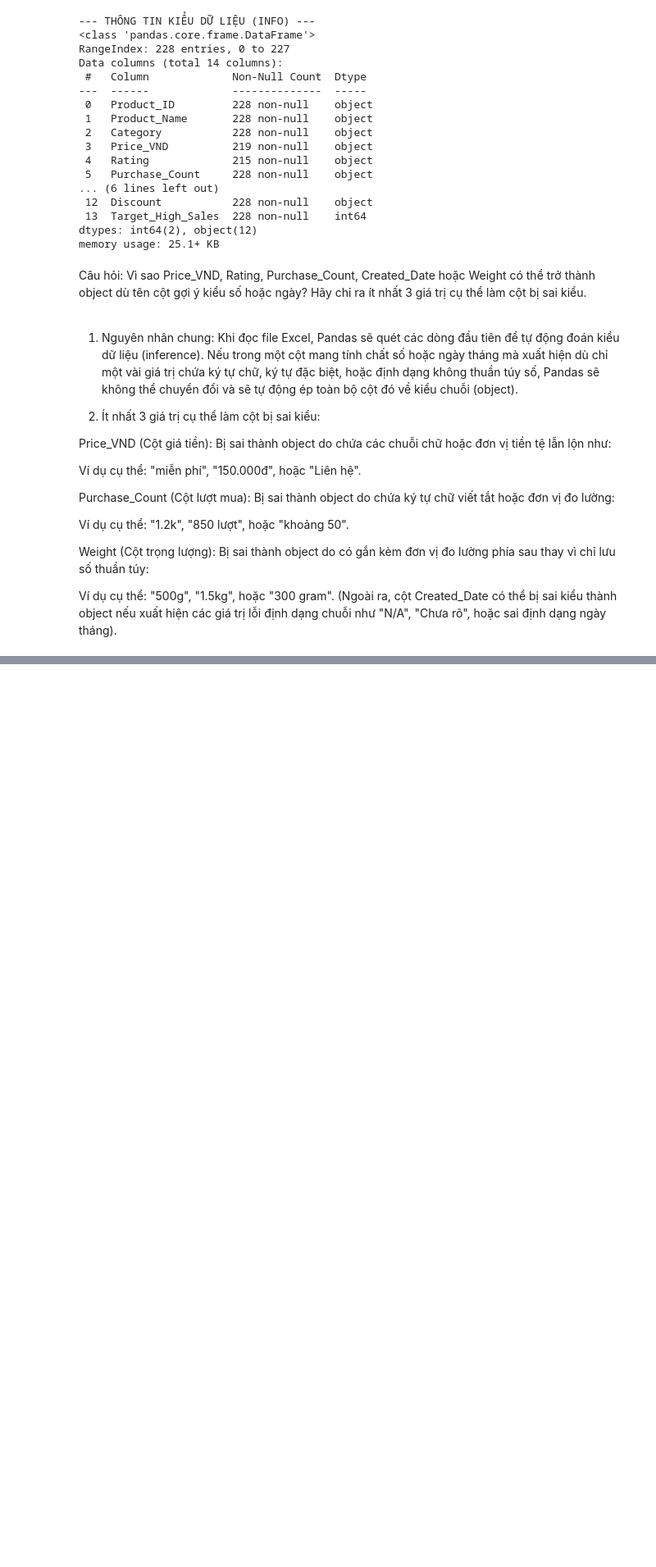
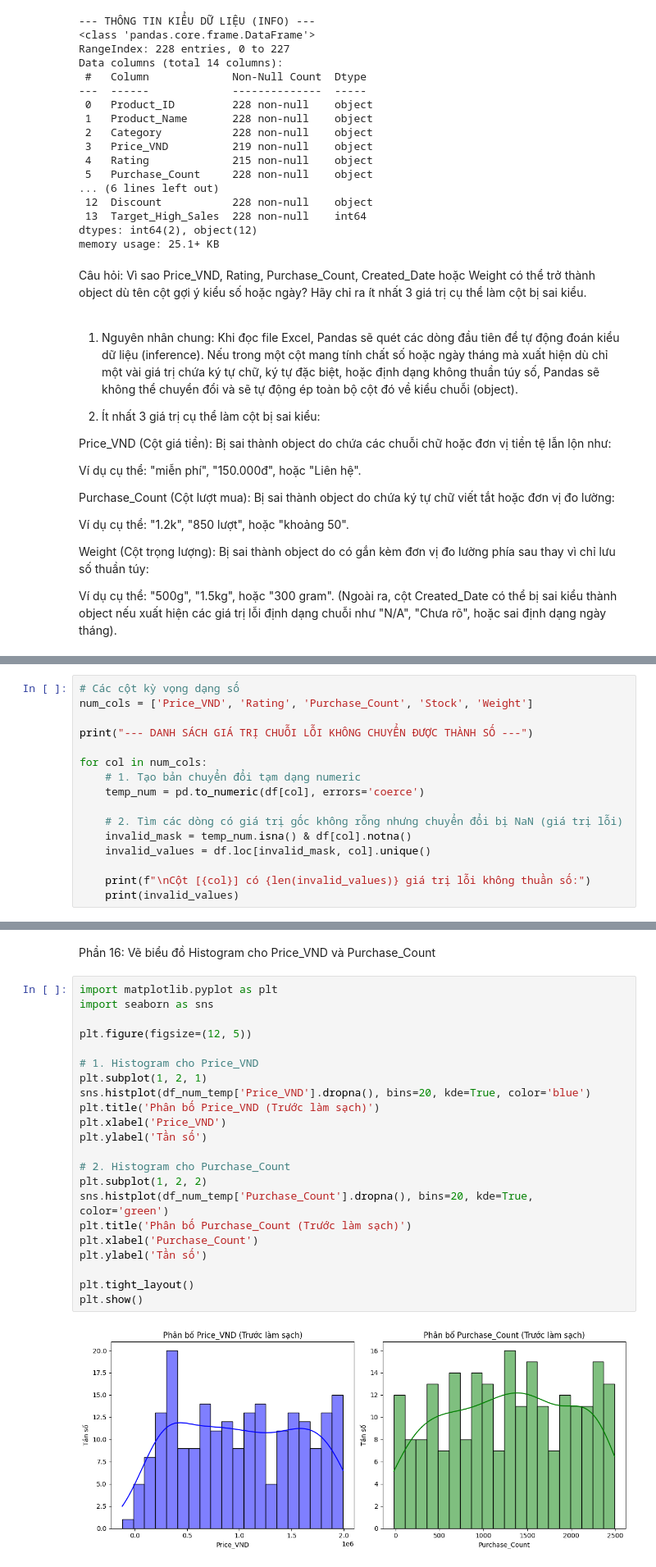
Before and after one commit to IAMIOT1/h-c-m-y-, a Jupyter notebook: BTTH_1.ipynb, the cells around one changed output, grey strips where cells are left out. Shown at 82% size. Saved outputs shown, nothing was run; the diff lists cells and outputs as text; blank space fills up the shorter version.

Commit message:
Được tạo bằng Colab

```diff
--- a/BTTH_1.ipynb
+++ b/BTTH_1.ipynb
@@ -105,0 +310,16 @@ Ví dụ cụ thể: "500g", "1.5kg", hoặc "300 gram".
+# %%
+# Các cột kỳ vọng dạng số
+num_cols = ['Price_VND', 'Rating', 'Purchase_Count', 'Stock', 'Weight']
+
+print("--- DANH SÁCH GIÁ TRỊ CHUỖI LỖI KHÔNG CHUYỂN ĐƯỢC THÀNH SỐ ---")
+
+for col in num_cols:
+    # 1. Tạo bản chuyển đổi tạm dạng numeric
+    temp_num = pd.to_numeric(df[col], errors='coerce')
+
+    # 2. Tìm các dòng có giá trị gốc không rỗng nhưng chuyển đổi bị NaN (giá trị lỗi)
+    invalid_mask = temp_num.isna() & df[col].notna()
+    invalid_values = df.loc[invalid_mask, col].unique()
+
+    print(f"\nCột [{col}] có {len(invalid_values)} giá trị lỗi không thuần số:")
+    print(invalid_values)
@@ -105,0 +474,26 @@ Ví dụ cụ thể: "500g", "1.5kg", hoặc "300 gram".
+# %% [markdown]
+Phần 16: Vẽ biểu đồ Histogram cho Price_VND và Purchase_Count
+# %%
+import matplotlib.pyplot as plt
+import seaborn as sns
+
+plt.figure(figsize=(12, 5))
+
+# 1. Histogram cho Price_VND
+plt.subplot(1, 2, 1)
+sns.histplot(df_num_temp['Price_VND'].dropna(), bins=20, kde=True, color='blue')
+plt.title('Phân bố Price_VND (Trước làm sạch)')
+plt.xlabel('Price_VND')
+plt.ylabel('Tần số')
+
+# 2. Histogram cho Purchase_Count
+plt.subplot(1, 2, 2)
+sns.histplot(df_num_temp['Purchase_Count'].dropna(), bins=20, kde=True, color='green')
+plt.title('Phân bố Purchase_Count (Trước làm sạch)')
+plt.xlabel('Purchase_Count')
+plt.ylabel('Tần số')
+
+plt.tight_layout()
+plt.show()
+# %% [output]
+[figure, added]
```
Also changed, not shown: parts of 40 cells of this notebook.
